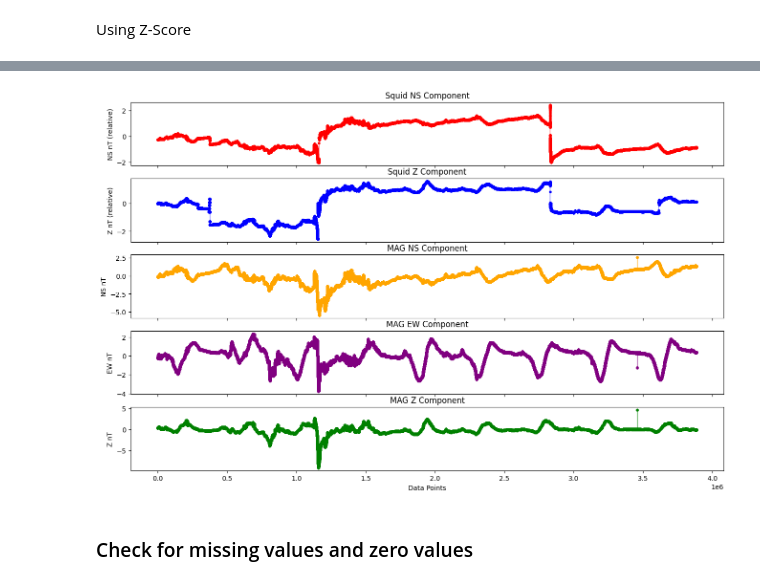
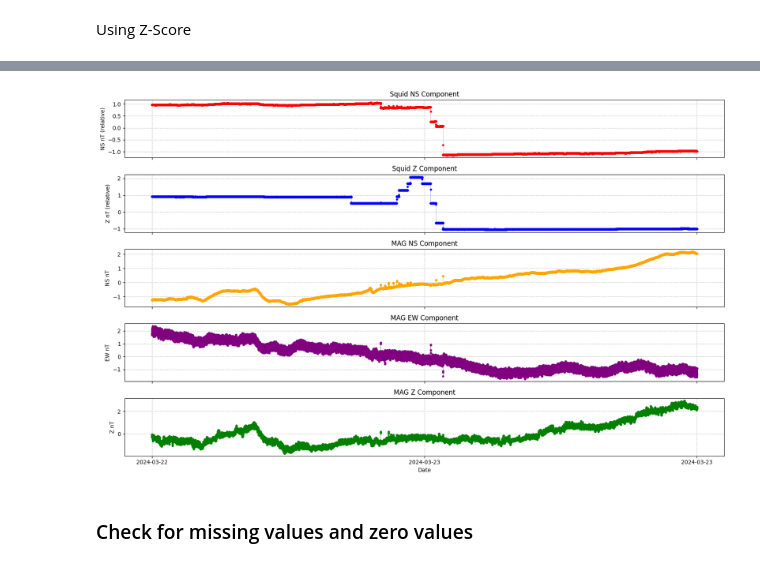
Before and after one commit to TPiphone/Bigdata_Event_Detection, a Jupyter notebook: bigdata_detection/modules/eda.ipynb, the cells around one changed output, grey strips where cells are left out. Drawn from its saved outputs; the diff is of its cells as text; code cells hidden in the pictures.

```diff
--- a/bigdata_detection/modules/eda.ipynb
+++ b/bigdata_detection/modules/eda.ipynb
@@ -23,17 +15,18 @@ import gc
 Define Variables
 # %%
 start_date = pd.Timestamp('2024-03-22')
-end_date = pd.Timestamp('2024-03-30')
+end_date = pd.Timestamp('2024-03-23')
+RECORDS_PER_DAY = 431996
 # %% [markdown]
 Fetch data and store as dataframe (data ingestion)
 # %%
 df = eda.get_data(eda.read_txt_file, start_date, end_date)
 observations_per_day = df.resample('D').size()
-print(observations_per_day)
-# df = df.between_time('23:59:50', '00:00:10')
+df = df.iloc[350000:400000, :] # Select some subset of data
 # df = df.astype({'NS_SQUID': 'float32', 'Z_SQUID': 'float32', 'NS_Fluxgate': 'float32', 'EW_Fluxgate': 'float32', 'Z_Fluxgate': 'float32'})
-print(f' \n Shape of df', df.shape)
-print(f' \nNumber of days data = Total records {df.shape[0]} / records per day (431998) = {df.shape[0]/431998} ')
+print(f"Number of observations per day: \n",observations_per_day)
+print(f' \n Shape of dataframe', df.shape)
+print(f' \nNumber of days data = Total records {df.shape[0]} / records per day {RECORDS_PER_DAY} = {df.shape[0]/RECORDS_PER_DAY} ')
 print(f' \nHead of dataframe: \n', df.head().to_string(index=True))
-eda.generateDataPlots(df['NS_SQUID'].values, df['Z_SQUID'].values, df['NS_Fluxgate'].values, df['EW_Fluxgate'].values, df['Z_Fluxgate'].values, df.shape[0], 431997, start_date, end_date)
+eda.generateDataPlots(df['NS_SQUID'].values, df['Z_SQUID'].values, df['NS_Fluxgate'].values, df['EW_Fluxgate'].values, df['Z_Fluxgate'].values, len(df), RECORDS_PER_DAY, start_date, end_date)
 # %% [output]
@@ -91,7 +87,7 @@ for column in df.columns:
 
 print(f'New head after standardize\n', df.head())
 print(f"Shape after normalisation", df.shape)
-eda.generateDataPlots(df['NS_SQUID'].values, df['Z_SQUID'].values, df['NS_Fluxgate'].values, df['EW_Fluxgate'].values, df['Z_Fluxgate'].values, df.shape[0], 431997, start_date, end_date)
+eda.generateDataPlots(df['NS_SQUID'].values, df['Z_SQUID'].values, df['NS_Fluxgate'].values, df['EW_Fluxgate'].values, df['Z_Fluxgate'].values, len(df), RECORDS_PER_DAY, start_date, end_date)
 # %% [output]
 New head after standardize
                           NS_SQUID   Z_SQUID  NS_Fluxgate  EW_Fluxgate  \
@@ -113,4 +109,4 @@ Shape after normalisation (3887967, 5)
-[figure, old version]
+[figure, new version]
 # %% [markdown]
 ### Check for missing values and zero values
 # %%
```
Also changed, not shown: parts of 12 cells of this notebook, 2 other files.
